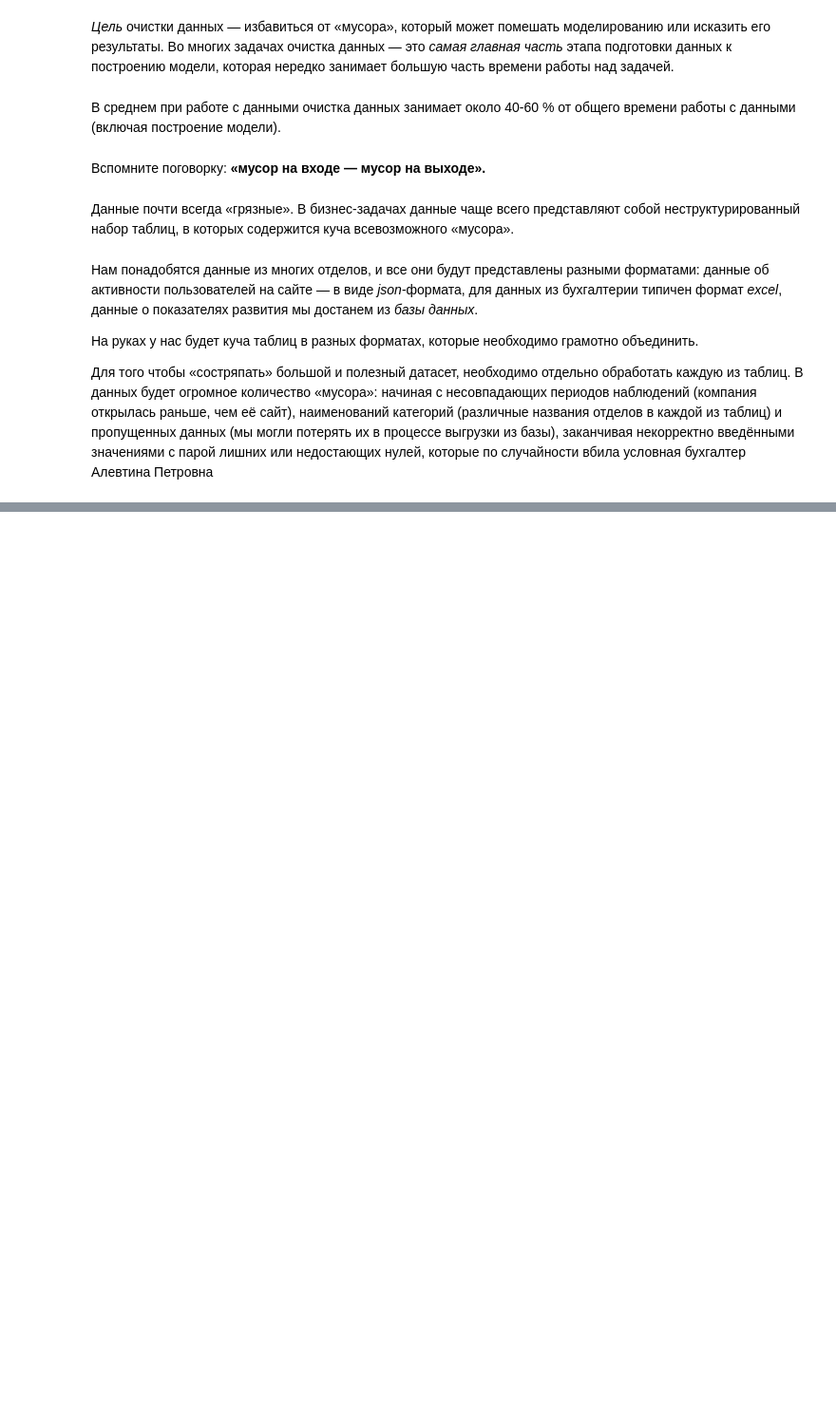
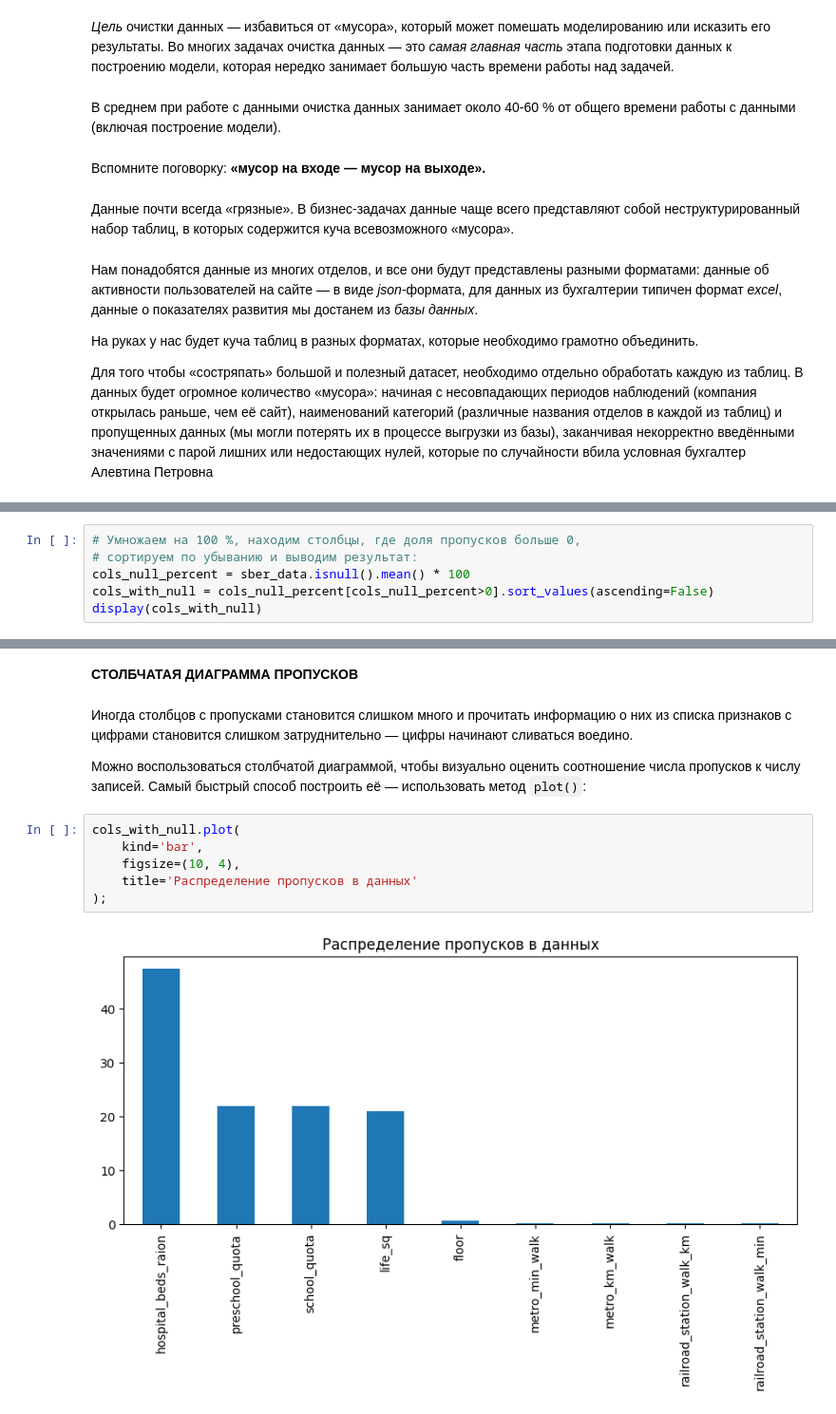
Before and after one commit to AnGera57/st_data_science, a Jupyter notebook: Skillfactory/14 - Очистка данных/Очистка данных.ipynb, the cells around one changed output, grey strips where cells are left out. Shown at 95% size. Cells and saved outputs as stored; diff of their text form; blank space fills up the shorter version.

```diff
--- a/Skillfactory/14 - Очистка данных/Очистка данных.ipynb
+++ b/Skillfactory/14 - Очистка данных/Очистка данных.ipynb
@@ -18,0 +173,6 @@
+# %%
+# Умножаем на 100 %, находим столбцы, где доля пропусков больше 0,
+# сортируем по убыванию и выводим результат:
+cols_null_percent = sber_data.isnull().mean() * 100
+cols_with_null = cols_null_percent[cols_null_percent>0].sort_values(ascending=False)
+display(cols_with_null)
@@ -18,0 +208,14 @@
+# %% [markdown]
+**СТОЛБЧАТАЯ ДИАГРАММА ПРОПУСКОВ**
+# %% [markdown]
+Иногда столбцов с пропусками становится слишком много и прочитать информацию о них из списка признаков с цифрами становится слишком затруднительно — цифры начинают сливаться воедино.
+
+Можно воспользоваться столбчатой диаграммой, чтобы визуально оценить соотношение числа пропусков к числу записей. Самый быстрый способ построить её — использовать метод `plot()`:
+# %%
+cols_with_null.plot(
+    kind='bar',
+    figsize=(10, 4),
+    title='Распределение пропусков в данных'
+);
+# %% [output]
+[figure, added]
```
Also changed, not shown: parts of 35 cells of this notebook, 1 other file.
